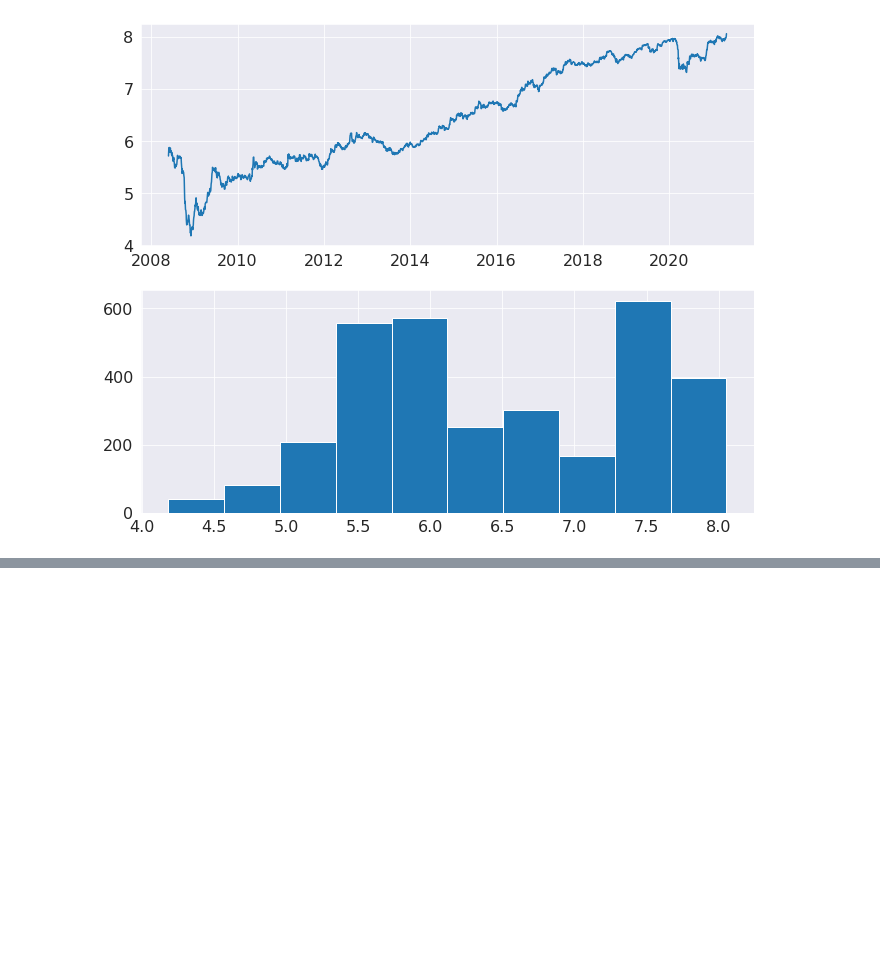
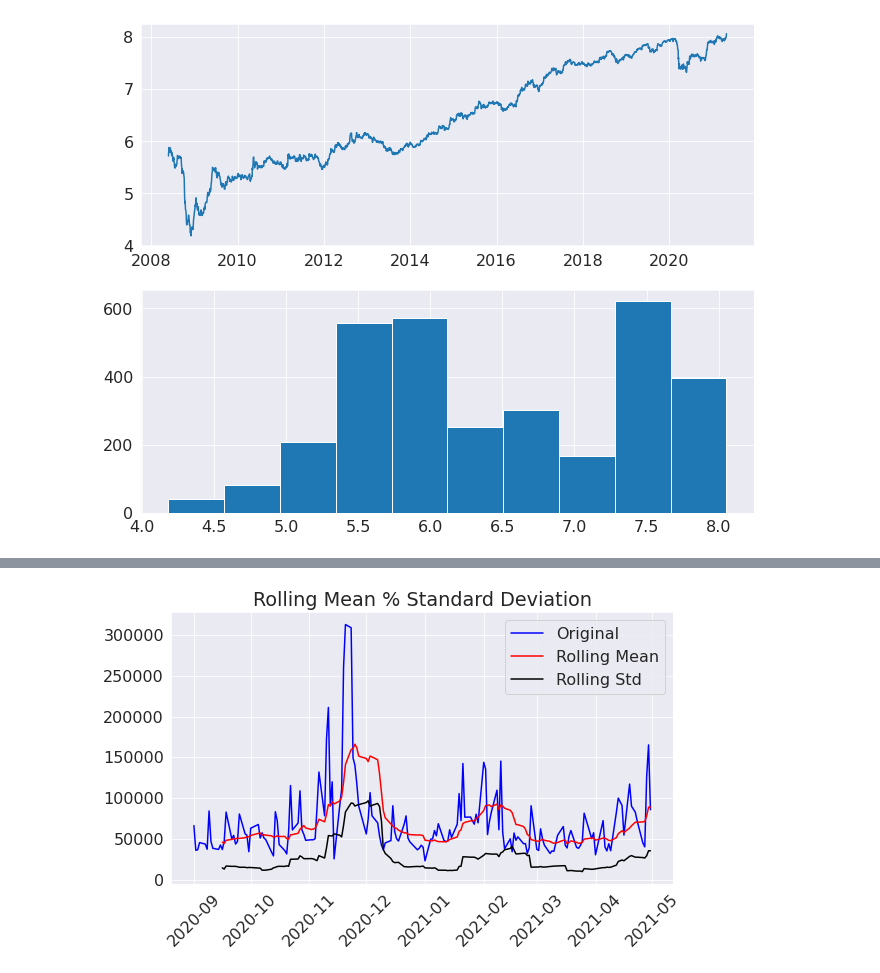
Before and after one commit to manishmawatwal/Stock-Analysis, a Jupyter notebook: Bajaj_Finserv_Stock_Analysis.ipynb, the cells around one changed output, grey strips where cells are left out. Cells and saved outputs as stored; diff of their text form; code cells hidden in the pictures; blank space fills up the shorter version.

```diff
--- a/Bajaj_Finserv_Stock_Analysis.ipynb
+++ b/Bajaj_Finserv_Stock_Analysis.ipynb
@@ -941,0 +815,15 @@ Lambda: -0.031969
+# %%
+def test_stationarity(x):
+  rollmean = x.rolling(window = 12).mean()
+  rollstd = x.rolling(window = 12).std()
+  plt.plot(x, color = 'blue', label = 'Original')
+  plt.plot(rollmean, color = 'red', label = 'Rolling Mean')
+  plt.plot(rollstd, color = 'black', label = 'Rolling Std')
+  plt.legend(loc = 'best')
+  plt.title('Rolling Mean % Standard Deviation')
+  plt.xticks(rotation = 45)
+  plt.show(block = False)
+# %%
+test_stationarity(X_bajaj)
+# %% [output]
+[figure, added]
```
Also changed, not shown: parts of 183 cells of this notebook.
